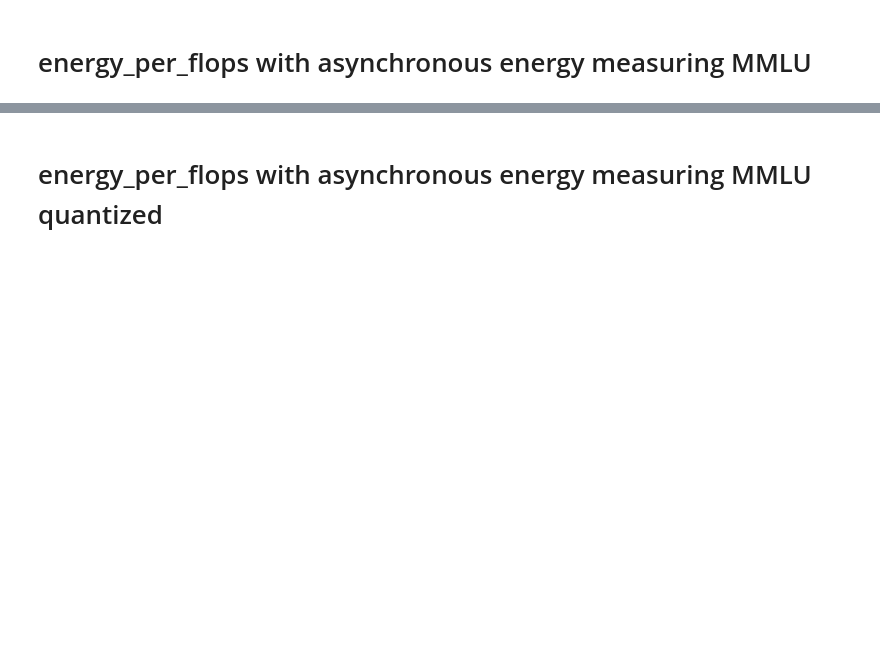
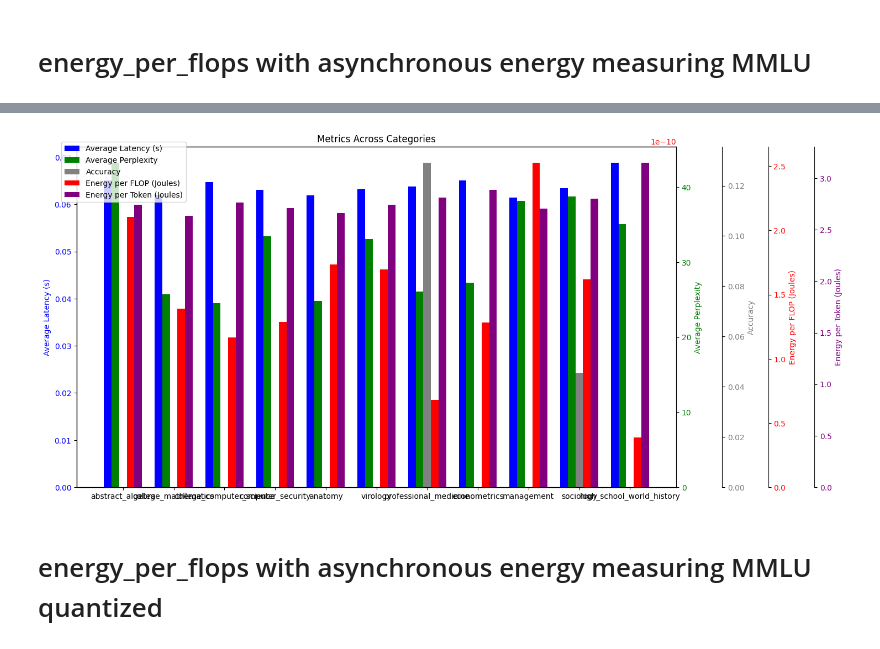
Before and after one commit to drice1x/energy_per_token, a Jupyter notebook: energy_per_flop_1.ipynb, the cells around one changed output, grey strips where cells are left out. Drawn from its saved outputs; the diff is of its cells as text; code cells hidden in the pictures; blank space fills up the shorter version.

```diff
--- a/energy_per_flop_1.ipynb
+++ b/energy_per_flop_1.ipynb
@@ -45,6 +57,6 @@ FileNotFoundError: [Errno 2] No such file or directory: '../projects/question.js
 # %%
 import json
-file_path = "../projects/question.jsonl"
+file_path = "question.jsonl"
 with open(file_path, "r") as f:
     data = [json.loads(line) for line in f]
     #for line in f:
@@ -703,7 +718,7 @@ def load_dataset(file_path):
     return pd.DataFrame(data)
 
 # Example Usage
-file_path = "./question.jsonl"
+file_path = "question.jsonl"
 # bootstrapping = 2
 df_mtconversation = load_dataset(file_path)
 
@@ -1399,14 +1475,15 @@ def collect_metrics_for_categories(data_dict, categories, bootstrapping, model,
     shutdown_nvml()
     return category_metrics
 # %%
-categories = math # math computer_science health
+categories = semanticdifferent # math computer_science health semanticdifferent
+
 category_text = "math"
 
 # Bootstrapping iterations
 bootstrapping = 2
 
 # max new output tokens
-max_new_tokens = 50
+max_new_tokens = 1
 
 initialize_nvml()
 
@@ -1414,7 +1491,8 @@ initialize_nvml()
 access_token = "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"
 
 # Load model and tokenizer
-model_name = "meta-llama/Llama-3.1-8B"
+model_name = 'facebook/opt-125m'
+            #"meta-llama/Llama-3.1-8B"
             #"meta-llama/Llama-3.1-8B"
             #"facebook/opt-125m"
             #"tiiuae/falcon-7b"
@@ -1463,0 +1539,8 @@ KeyboardInterrupt:
+# %%
+def clean_double_entries(metrics):
+    for i, outer_list in enumerate(metrics):
+        for j, inner_list in enumerate(outer_list):
+            # Remove duplicates within each list and retain only unique values
+            metrics[i][j] = list(set(inner_list))
+    return metrics
+flop_mmlu_metrics['abstract_algebra']['power_over_time'] = clean_double_entries(flop_mmlu_metrics['abstract_algebra']['power_over_time'])
@@ -1464,3 +1636,81 @@ KeyboardInterrupt:
+# %%
+import numpy as np
+import matplotlib.pyplot as plt
+
+def plot_metrics(metrics, categories):
+    num_categories = len(categories)
+
+    # Prepare the data for plotting
+    avg_latencies = []
+    avg_perplexities = []
+    avg_energy_per_flops = []
+    avg_energy_per_token = []
+    avg_accuracy = []
+
+    # Populate the lists with average values or set to zero if the category is missing
+    for category in categories:
+        if category in metrics:
+            avg_latencies.append(np.mean(metrics[category].get("latencies", [0])))
+            avg_perplexities.append(np.mean(metrics[category].get("perplexity", [0])))
+            avg_energy_per_flops.append(np.mean(metrics[category].get("energy_per_flops", [0])))
+            avg_energy_per_token.append(np.mean(metrics[category].get("energy_per_token", [0])))
+            avg_accuracy.append(np.mean(metrics[category].get("accuracy", [0])))
+        else:
+            avg_latencies.append(0)
+            avg_perplexities.append(0)
+            avg_energy_per_flops.append(0)
+            avg_energy_per_token.append(0)
+            avg_accuracy.append(0)
+
+    x = np.arange(num_categories)  # the label locations
+    width = 0.15  # the width of the bars
+
+    fig, ax1 = plt.subplots(figsize=(14, 8))
+
+    # Plot latencies
+    bars1 = ax1.bar(x - 2 * width, avg_latencies, width, label='Average Latency (s)', color='b')
+    ax1.set_ylabel('Average Latency (s)', color='b')
+    ax1.tick_params(axis='y', labelcolor='b')
+    ax1.set_xticks(x)
+    ax1.set_xticklabels(categories)
+
+    # Create a second y-axis for perplexities
+    ax2 = ax1.twinx()
+    bars2 = ax2.bar(x - width, avg_perplexities, width, label='Average Perplexity', color='g')
+    ax2.set_ylabel('Average Perplexity', color='g')
+    ax2.tick_params(axis='y', labelcolor='g')
+
+    # Create a third y-axis for accuracy
+    ax3 = ax1.twinx()
+    bars3 = ax3.bar(x, avg_accuracy, width, label='Accuracy', color='grey')
+    ax3.spines['right'].set_position(('outward', 60))
+    ax3.set_ylabel('Accuracy', color='grey')
+    ax3.tick_params(axis='y', labelcolor='grey')
+
+    # Create a fourth y-axis for energy per FLOPs
+    ax4 = ax1.twinx()
+    bars4 = ax4.bar(x + width, avg_energy_per_flops, width, label='Energy per FLOP (Joules)', color='r')
+    ax4.spines['right'].set_position(('outward', 120))
+    ax4.set_ylabel('Energy per FLOP (Joules)', color='r')
+    ax4.tick_params(axis='y', labelcolor='r')
+
+    # Create a fifth y-axis for energy per token
+    ax5 = ax1.twinx()
+    bars5 = ax5.bar(x + 2 * width, avg_energy_per_token, width, label='Energy per Token (Joules)', color='purple')
+    ax5.spines['right'].set_position(('outward', 180))
+    ax5.set_ylabel('Energy per Token (Joules)', color='purple')
+    ax5.tick_params(axis='y', labelcolor='purple')
+
+    # Legend for all bars
+    fig.legend(loc='upper left', bbox_to_anchor=(0.1, 0.9))
+
+    plt.title("Metrics Across Categories")
+    plt.show()
+
+# Call the plotting function
+plot_metrics(flop_mmlu_metrics, categories)
+# %% [output]
+[figure, added]
 # %%
 # save metrics to JSON file
 with open(f"flop_MMLU_model={model_name.replace('/','-').replace('.', '_')}_maxnewtokens={max_new_tokens}_bootstrapping={bootstrapping}_category={category_text}_metrics.json", "w") as json_file:
```
Also changed, not shown: parts of 8 cells of this notebook.
